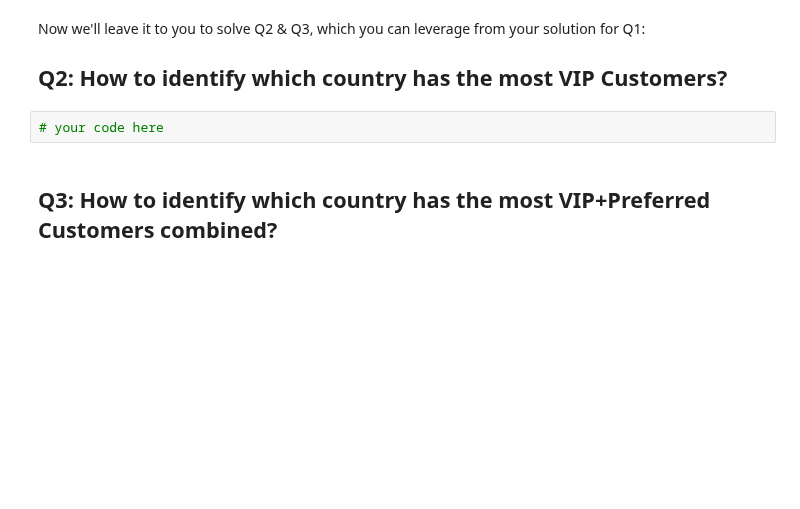
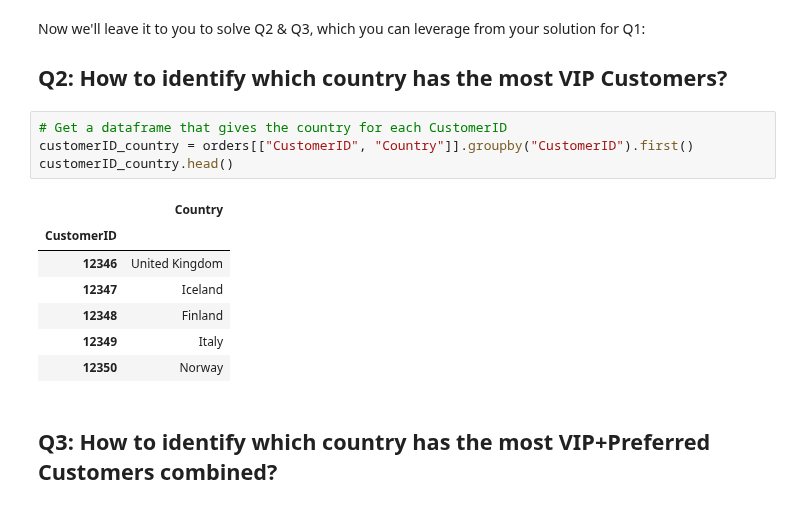
Before and after one commit to ta-data-bcn/lab-df-calculation-and-transformation, a Jupyter notebook: your-code/challenge-3.ipynb, the cells around one changed output. Drawn from its saved outputs; the diff is of its cells as text; blank space fills up the shorter version.

```diff
--- a/your-code/challenge-3.ipynb
+++ b/your-code/challenge-3.ipynb
@@ -164,8 +158,18 @@ quantile_75_95_custID.head()
 Now we'll leave it to you to solve Q2 & Q3, which you can leverage from your solution for Q1:
 
 ## Q2: How to identify which country has the most VIP Customers?
-# %%
-# your code here
+# %%
+# Get a dataframe that gives the country for each CustomerID
+customerID_country = orders[["CustomerID", "Country"]].groupby("CustomerID").first()
+customerID_country.head()
+# %% [output]
+|  | Country |
+| CustomerID |  |
+| 12346 | United Kingdom |
+| 12347 | Iceland |
+| 12348 | Finland |
+| 12349 | Italy |
+| 12350 | Norway |
 # %% [markdown]
 ## Q3: How to identify which country has the most VIP+Preferred Customers combined?
 # %%
```
Also changed, not shown: parts of 1 cell of this notebook, 1 other file.
